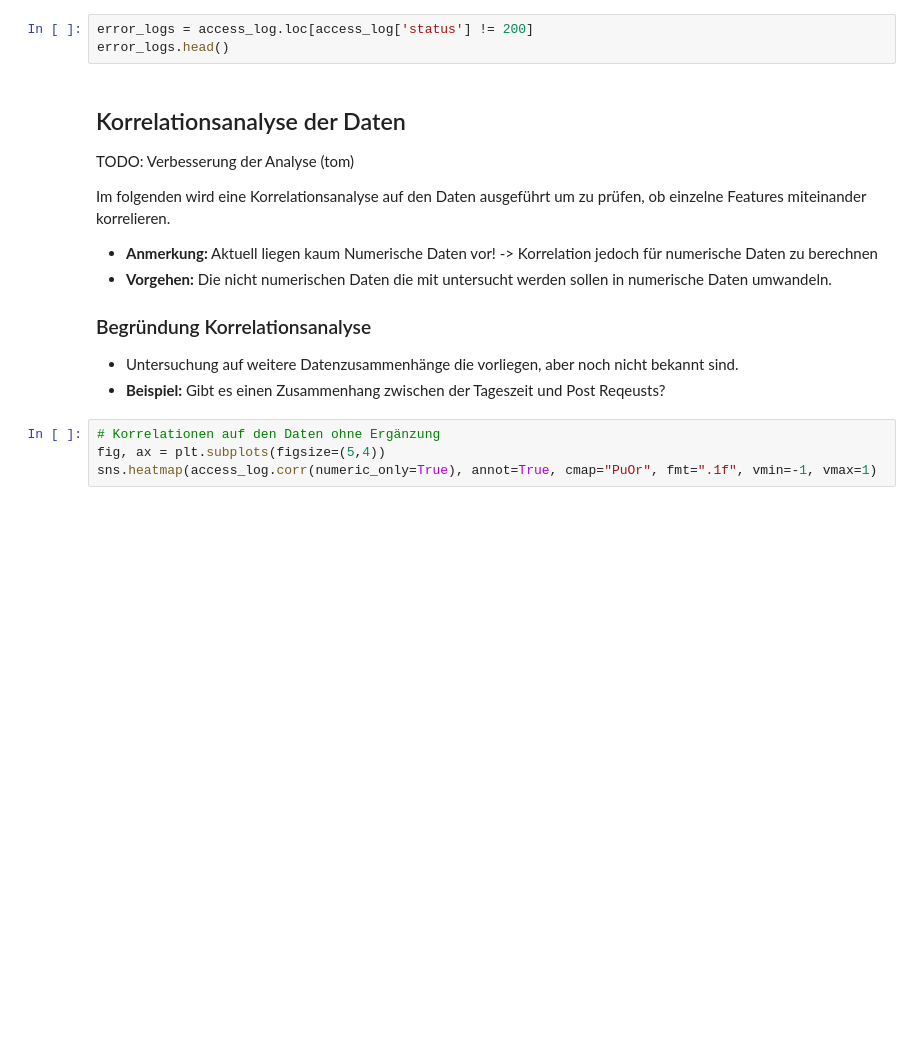
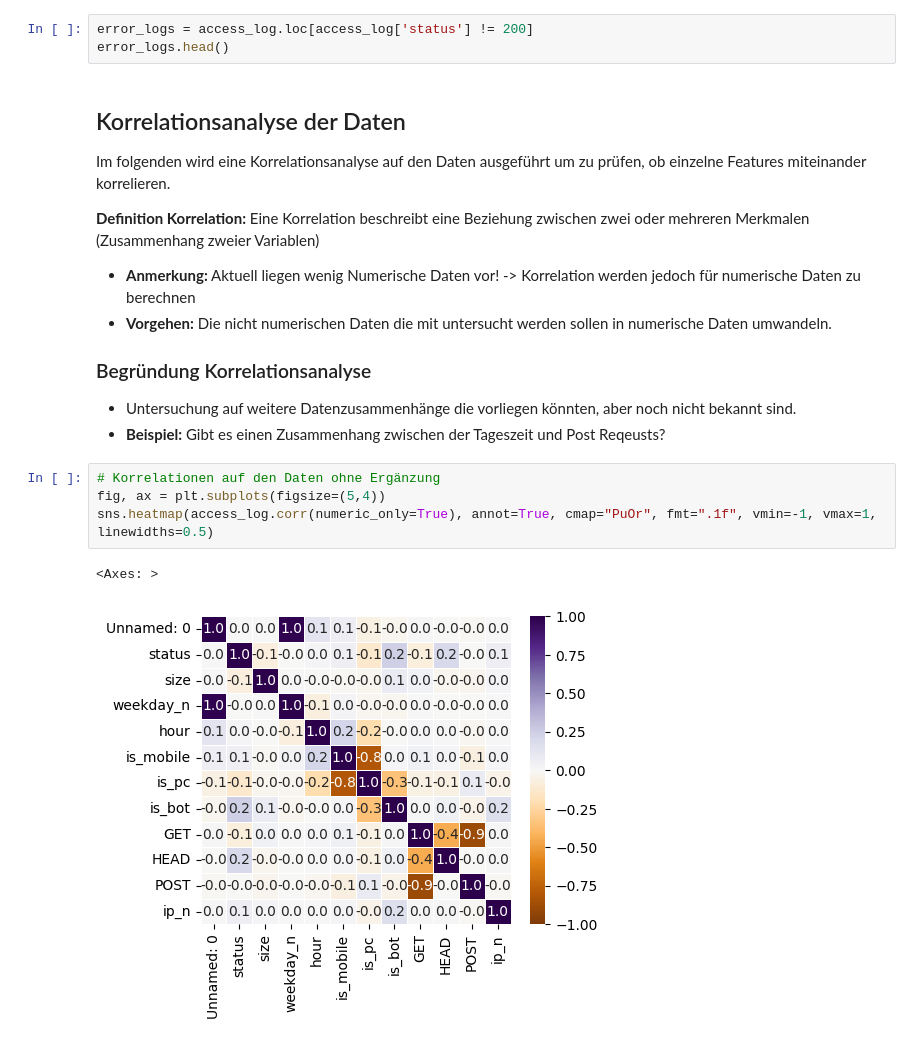
Before and after one commit to Flenz42/HSD-DAW-Pandas-SS23, a Jupyter notebook: project.ipynb, the cells around one changed output. Saved outputs shown, nothing was run; the diff lists cells and outputs as text; blank space fills up the shorter version.

Commit message:
ToDo Korrelations Done

```diff
--- a/project.ipynb
+++ b/project.ipynb
@@ -440,20 +447,23 @@ error_logs.head()
 # %% [markdown]
 ## Korrelationsanalyse der Daten
 
-TODO: Verbesserung der Analyse (tom)
-
 Im folgenden wird eine Korrelationsanalyse auf den Daten ausgeführt um zu prüfen, ob einzelne Features miteinander korrelieren.
 
-- **Anmerkung:** Aktuell liegen kaum Numerische Daten vor! -> Korrelation jedoch für numerische Daten zu berechnen
+**Definition Korrelation:** Eine Korrelation beschreibt eine Beziehung zwischen zwei oder mehreren Merkmalen (Zusammenhang zweier Variablen)
+
+- **Anmerkung:** Aktuell liegen wenig Numerische Daten vor! -> Korrelation werden jedoch für numerische Daten zu berechnen
 - **Vorgehen:** Die nicht numerischen Daten die mit untersucht werden sollen in numerische Daten umwandeln.
 
 ### Begründung Korrelationsanalyse
 
-- Untersuchung auf weitere Datenzusammenhänge die vorliegen, aber noch nicht bekannt sind.
+- Untersuchung auf weitere Datenzusammenhänge die vorliegen könnten, aber noch nicht bekannt sind.
 - **Beispiel:** Gibt es einen Zusammenhang zwischen der Tageszeit und Post Reqeusts?
 # %%
 # Korrelationen auf den Daten ohne Ergänzung
 fig, ax = plt.subplots(figsize=(5,4))
-sns.heatmap(access_log.corr(numeric_only=True), annot=True, cmap="PuOr", fmt=".1f", vmin=-1, vmax=1)
+sns.heatmap(access_log.corr(numeric_only=True), annot=True, cmap="PuOr", fmt=".1f", vmin=-1, vmax=1, linewidths=0.5)
+# %% [output]
+<Axes: >
+[figure, added]
 # %% [markdown]
 ## Ergänzung um weitere Features (Nummerische Umwandlung)
```
Also changed, not shown: parts of 13 cells of this notebook.
